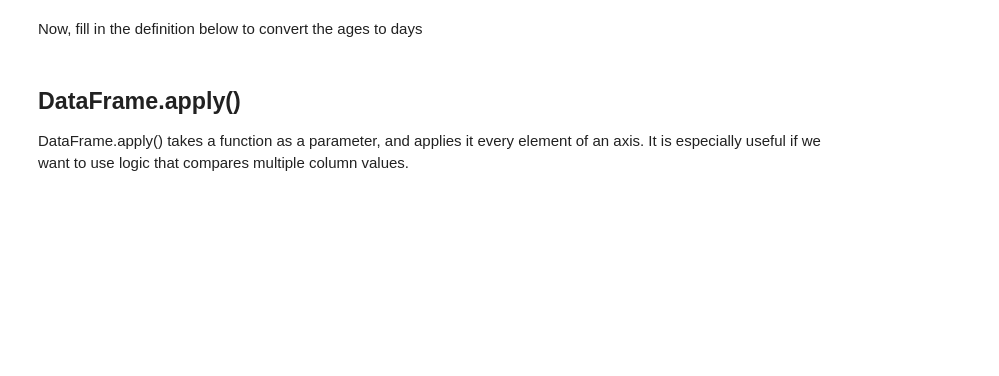
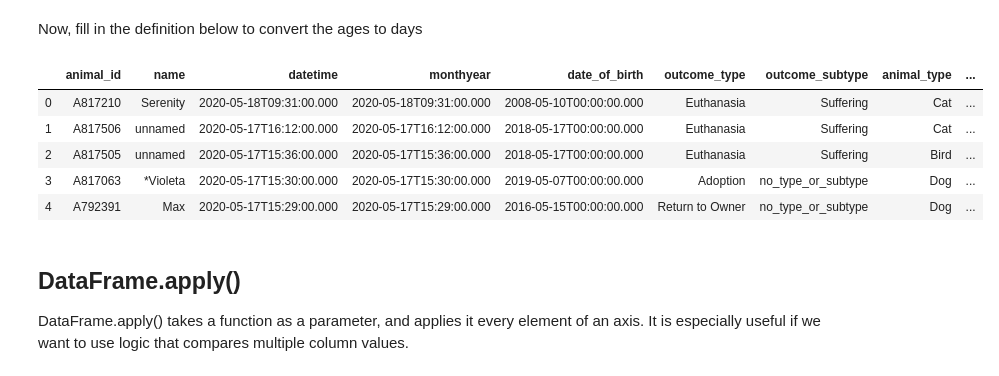
Before and after one commit to lecritch/pandas2_seattle-chicago-ds, a Jupyter notebook: pandas2_p1.ipynb, the cells around one changed output. Saved outputs shown, nothing was run; the diff lists cells and outputs as text; code cells hidden in the pictures; blank space fills up the shorter version.

```diff
--- a/pandas2_p1.ipynb
+++ b/pandas2_p1.ipynb
@@ -159,34 +280,45 @@ Now, fill in the definition below to convert the ages to days
 # %%
 
 def age_to_days(age):
 
     '''
     params: age upon outcome of shelter animal.
     A number followed by a unit of time
     'NULL', 'days', 'month', 'months', 'week', 'weeks', 'year', 'years'
 
     returns: days old at outcome
     '''
 
     age_split = age.split(' ')
 
+
     if len(age_split) == 1:
         return 'NULL'
 
-    elif ... :
-        return
+    elif age_split[1] in ['month', 'months']:
+        return int(age_split[0]) * 30
 
-    elif ... :
-         pass
+    elif age_split[1] in ['year', 'years']:
+        return int(age_split[0]) * 365
 
-    elif ... :
-         pass
+    elif age_split[1] in ['week', 'weeks']:
+        return int(age_split[0]) * 7
 
     else:
-         pass
+        return int(age_split[0])
 
 
-animals['age_upon_outcome'].map(age_to_days)
+
+animals['days_upon_outcome'] = animals['age_upon_outcome'].map(age_to_days)
+
+animals.head()
+# %% [output]
+|  | animal_id | name | datetime | monthyear | date_of_birth | outcome_type | outcome_subtype | animal_type | ... |
+| 0 | A817210 | Serenity | 2020-05-18T09:31:00.000 | 2020-05-18T09:31:00.000 | 2008-05-10T00:00:00.000 | Euthanasia | Suffering | Cat | ... |
+| 1 | A817506 | unnamed | 2020-05-17T16:12:00.000 | 2020-05-17T16:12:00.000 | 2018-05-17T00:00:00.000 | Euthanasia | Suffering | Cat | ... |
+| 2 | A817505 | unnamed | 2020-05-17T15:36:00.000 | 2020-05-17T15:36:00.000 | 2018-05-17T00:00:00.000 | Euthanasia | Suffering | Bird | ... |
+| 3 | A817063 | *Violeta | 2020-05-17T15:30:00.000 | 2020-05-17T15:30:00.000 | 2019-05-07T00:00:00.000 | Adoption | no_type_or_subtype | Dog | ... |
+| 4 | A792391 | Max | 2020-05-17T15:29:00.000 | 2020-05-17T15:29:00.000 | 2016-05-15T00:00:00.000 | Return to Owner | no_type_or_subtype | Dog | ... |
 # %% [markdown]
 ## DataFrame.apply()
 DataFrame.apply() takes a function as a parameter, and applies it every element of an axis.  It is especially useful if we want to use logic that compares multiple column values.
```
Also changed, not shown: parts of 32 cells of this notebook, 1 other file.
